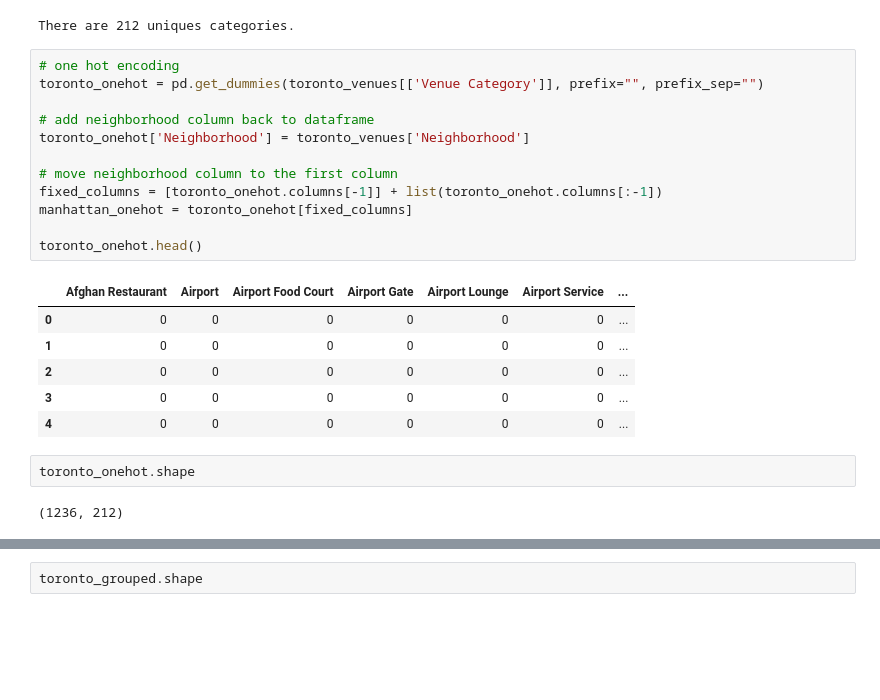
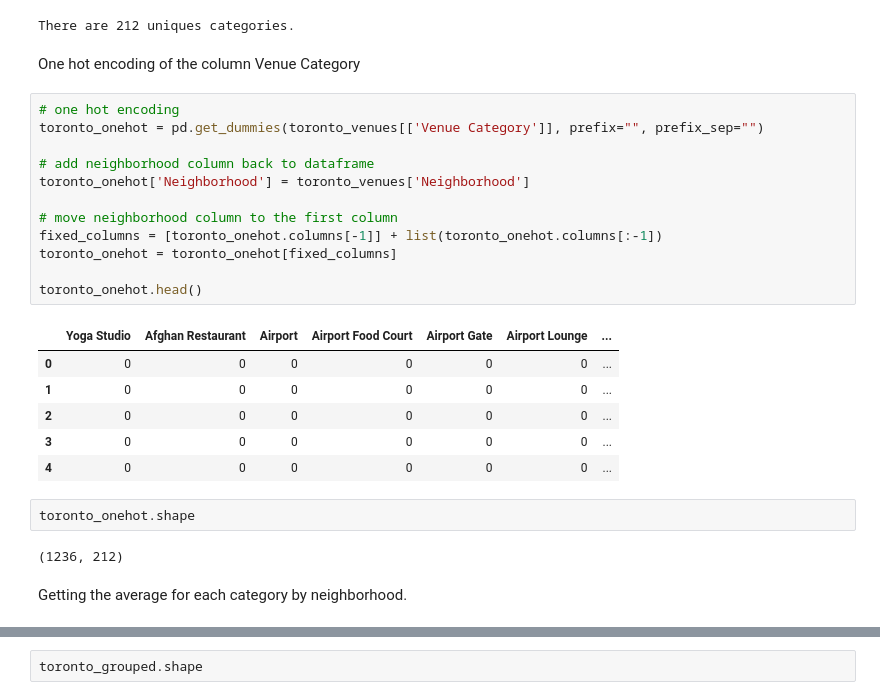
Before and after one commit to zeyaroo/capstone, a Jupyter notebook: torontoneighborhood.ipynb, the cells around one changed output, grey strips where cells are left out. Cells and saved outputs as stored; diff of their text form; blank space fills up the shorter version.

```diff
--- a/torontoneighborhood.ipynb
+++ b/torontoneighborhood.ipynb
@@ -380,20 +399,22 @@ toronto_venues.groupby('Neighborhood').count()
 print('There are {} uniques categories.'.format(len(toronto_venues['Venue Category'].unique())))
 # %% [output]
 There are 212 uniques categories.
+# %% [markdown]
+One hot encoding of the column Venue Category
 # %%
 # one hot encoding
 toronto_onehot = pd.get_dummies(toronto_venues[['Venue Category']], prefix="", prefix_sep="")
 
 # add neighborhood column back to dataframe
 toronto_onehot['Neighborhood'] = toronto_venues['Neighborhood']
 
 # move neighborhood column to the first column
 fixed_columns = [toronto_onehot.columns[-1]] + list(toronto_onehot.columns[:-1])
-manhattan_onehot = toronto_onehot[fixed_columns]
+toronto_onehot = toronto_onehot[fixed_columns]
 
 toronto_onehot.head()
 # %% [output]
-|  | Afghan Restaurant | Airport | Airport Food Court | Airport Gate | Airport Lounge | Airport Service | ... |
+|  | Yoga Studio | Afghan Restaurant | Airport | Airport Food Court | Airport Gate | Airport Lounge | ... |
 | 0 | 0 | 0 | 0 | 0 | 0 | 0 | ... |
 | 1 | 0 | 0 | 0 | 0 | 0 | 0 | ... |
 | 2 | 0 | 0 | 0 | 0 | 0 | 0 | ... |
@@ -403,6 +424,8 @@ toronto_onehot.head()
 toronto_onehot.shape
 # %% [output]
 (1236, 212)
+# %% [markdown]
+Getting the average for each category by neighborhood.
 # %%
 toronto_grouped = toronto_onehot.groupby('Neighborhood').mean().reset_index()
 toronto_grouped
```
Also changed, not shown: parts of 14 cells of this notebook.
